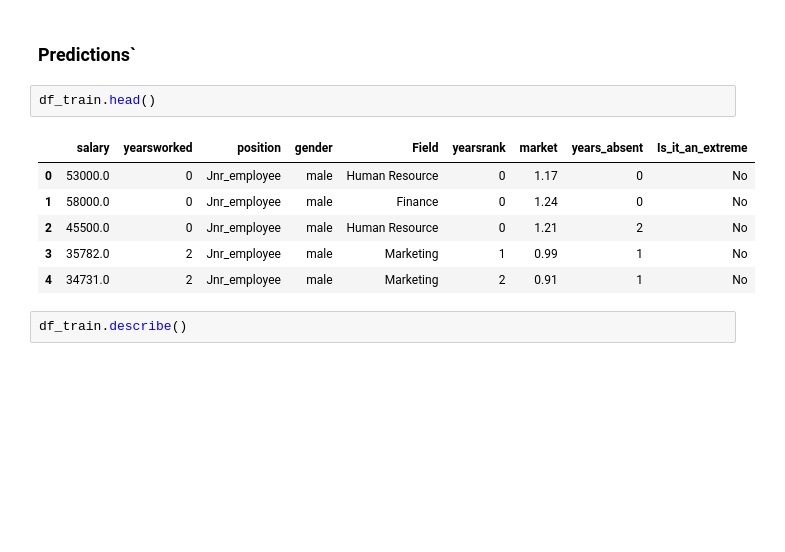
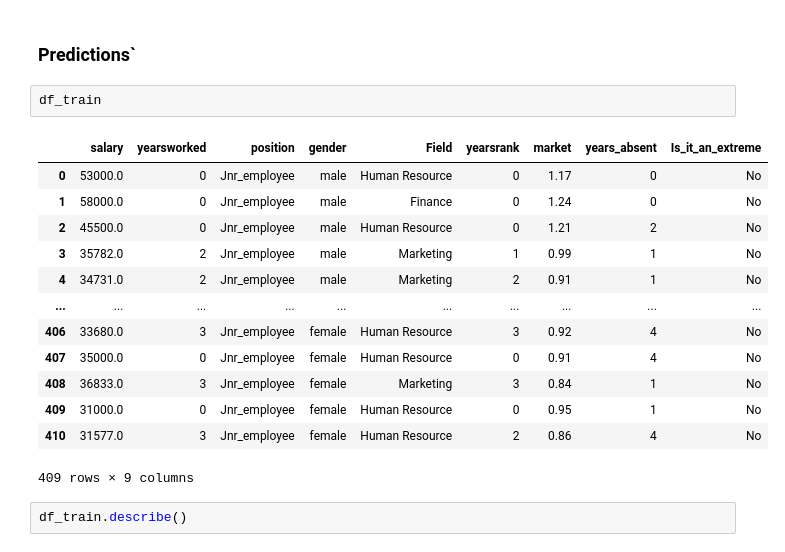
Before and after one commit to tshepojrampai/multivariate_linear_regression, a Jupyter notebook: linear_regression.ipynb, the cells around one changed output. Cells and saved outputs as stored; diff of their text form; blank space fills up the shorter version.

```diff
--- a/linear_regression.ipynb
+++ b/linear_regression.ipynb
@@ -326,14 +326,21 @@ df_train.salary.mean()
 # %% [markdown]
 ### Predictions`
 # %%
-df_train.head()
+df_train
 # %% [output]
 |  | salary | yearsworked | position | gender | Field | yearsrank | market | years_absent | Is_it_an_extreme |
 | 0 | 53000.0 | 0 | Jnr_employee | male | Human Resource | 0 | 1.17 | 0 | No |
 | 1 | 58000.0 | 0 | Jnr_employee | male | Finance | 0 | 1.24 | 0 | No |
 | 2 | 45500.0 | 0 | Jnr_employee | male | Human Resource | 0 | 1.21 | 2 | No |
 | 3 | 35782.0 | 2 | Jnr_employee | male | Marketing | 1 | 0.99 | 1 | No |
 | 4 | 34731.0 | 2 | Jnr_employee | male | Marketing | 2 | 0.91 | 1 | No |
+| ... | ... | ... | ... | ... | ... | ... | ... | ... | ... |
+| 406 | 33680.0 | 3 | Jnr_employee | female | Human Resource | 3 | 0.92 | 4 | No |
+| 407 | 35000.0 | 0 | Jnr_employee | female | Human Resource | 0 | 0.91 | 4 | No |
+| 408 | 36833.0 | 3 | Jnr_employee | female | Marketing | 3 | 0.84 | 1 | No |
+| 409 | 31000.0 | 0 | Jnr_employee | female | Human Resource | 0 | 0.95 | 1 | No |
+| 410 | 31577.0 | 3 | Jnr_employee | female | Human Resource | 2 | 0.86 | 4 | No |
+409 rows × 9 columns
 # %%
 df_train.describe()
 # %% [output]
```
Also changed, not shown: parts of 9 cells of this notebook.
